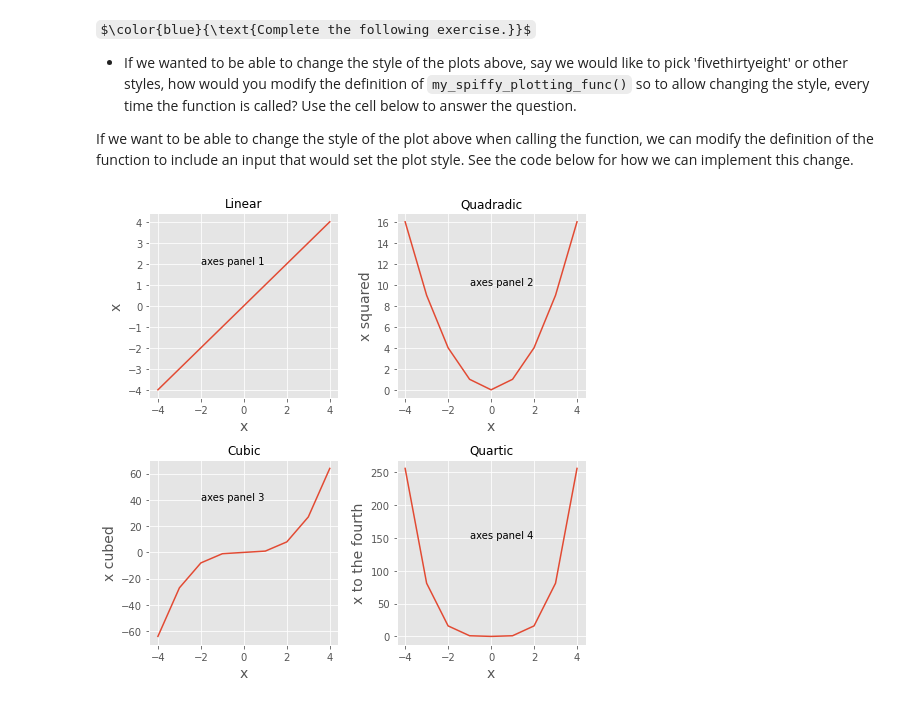
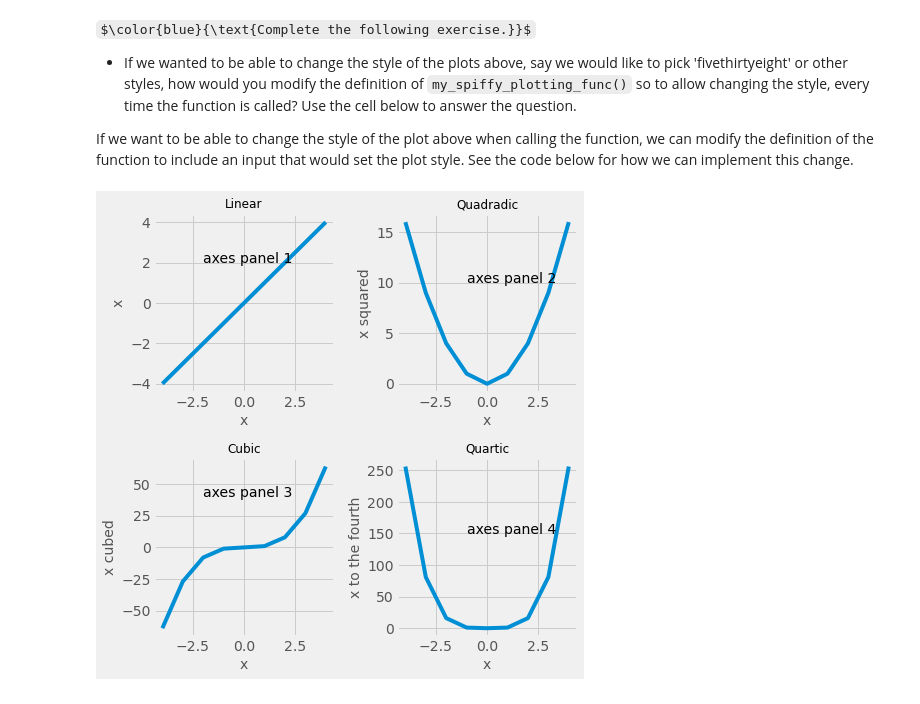
Before and after one commit to baramX3/PSY_submissions, a Jupyter notebook: tutorial_notebooks/tutorial014-Numpy-CreatingPythongFunctions.ipynb, the cells around one changed output. Cells and saved outputs as stored; diff of their text form; code cells hidden in the pictures; some formulas as TeX source.

```diff
--- a/tutorial_notebooks/tutorial014-Numpy-CreatingPythongFunctions.ipynb
+++ b/tutorial_notebooks/tutorial014-Numpy-CreatingPythongFunctions.ipynb
@@ -583,6 +583,6 @@ def my_spiffy_plotting_func(plt_style, my_x, y_lin, y_quad, y_cube, y_quart, axi
     # finally, make everything automagically fit
     plt.tight_layout()
 # %%
-my_spiffy_plotting_func('ggplot', my_x, y_lin, y_quad, y_cube, y_quart, 14, 12) # test out the new function
+my_spiffy_plotting_func('fivethirtyeight', my_x, y_lin, y_quad, y_cube, y_quart, 14, 12) # test out the new function
 # %% [output]
-[figure, old version]
+[figure, new version]
```
Also changed, not shown: parts of 6 cells of this notebook.
